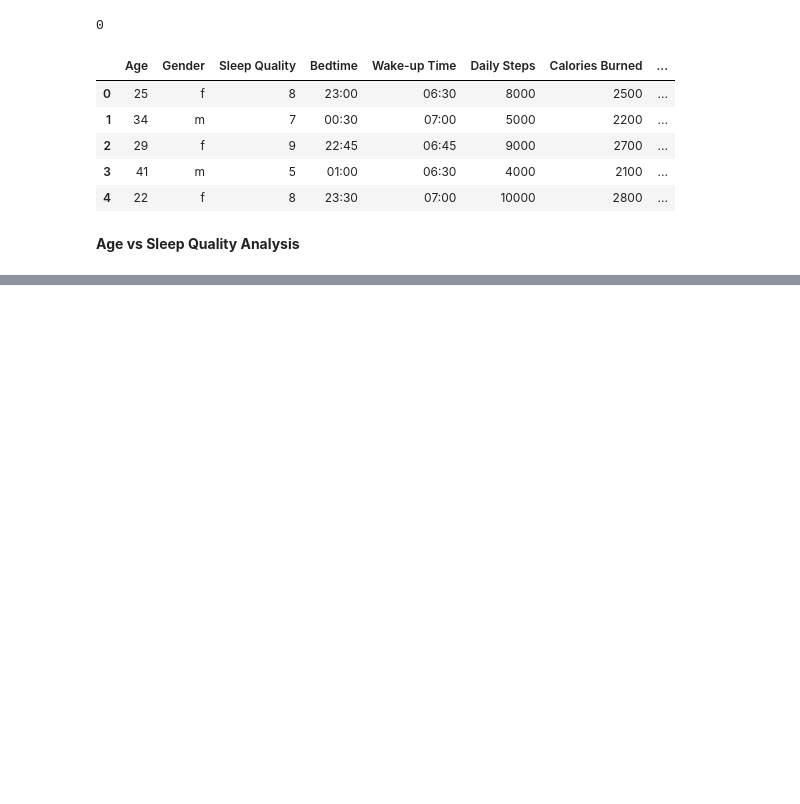
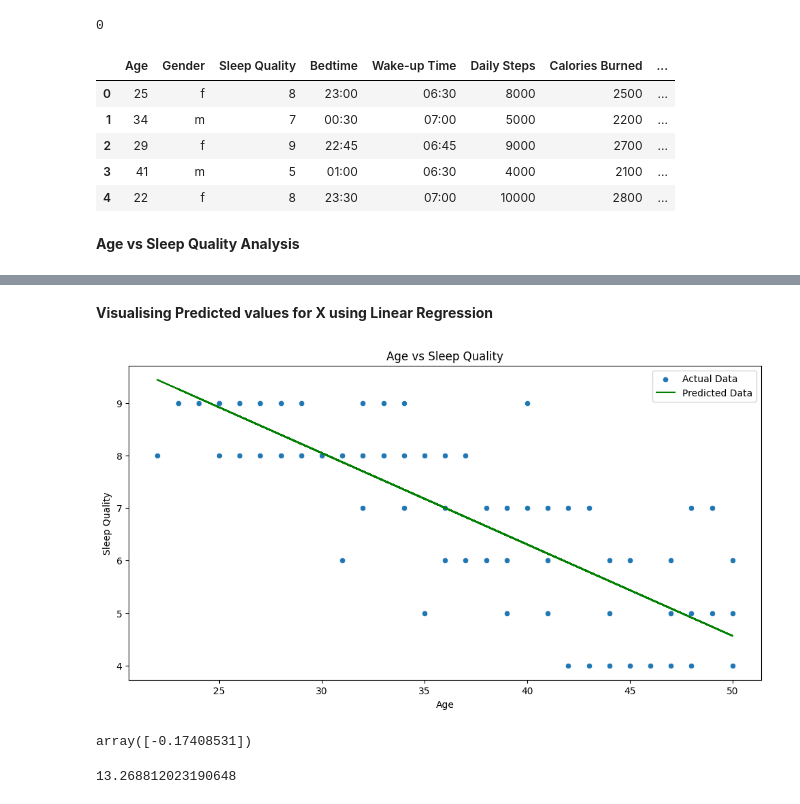
Before and after one commit to Nseconds/Sleep-Data-analysis, a Jupyter notebook: sleep-data-analysis.ipynb, the cells around one changed output, grey strips where cells are left out. Drawn from its saved outputs; the diff is of its cells as text; code cells hidden in the pictures; blank space fills up the shorter version.

```diff
--- a/sleep-data-analysis.ipynb
+++ b/sleep-data-analysis.ipynb
@@ -356,0 +129,23 @@ plt.show()
+# %% [markdown]
+**Visualising Predicted values for X using Linear Regression**
+# %%
+plt.figure(figsize = (12, 6))
+sns.scatterplot(x = 'Age', y = 'Sleep Quality', data = df, label = 'Actual Data')
+
+plt.plot(X, model.predict(X), color = 'green', label = 'Predicted Data')
+
+plt.title("Age vs Sleep Quality")
+plt.xlabel("Age")
+plt.ylabel("Sleep Quality")
+plt.legend()
+plt.show()
+# %% [output]
+[figure, added]
+# %%
+model.coef_
+# %% [output]
+array([-0.17408531])
+# %%
+model.intercept_
+# %% [output]
+13.268812023190648
```
Also changed, not shown: parts of 97 cells of this notebook.
